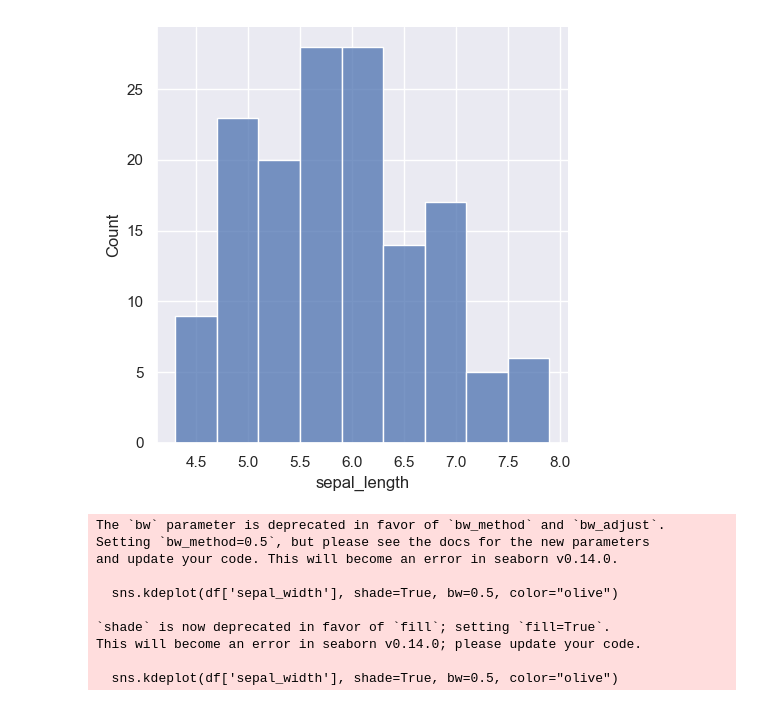
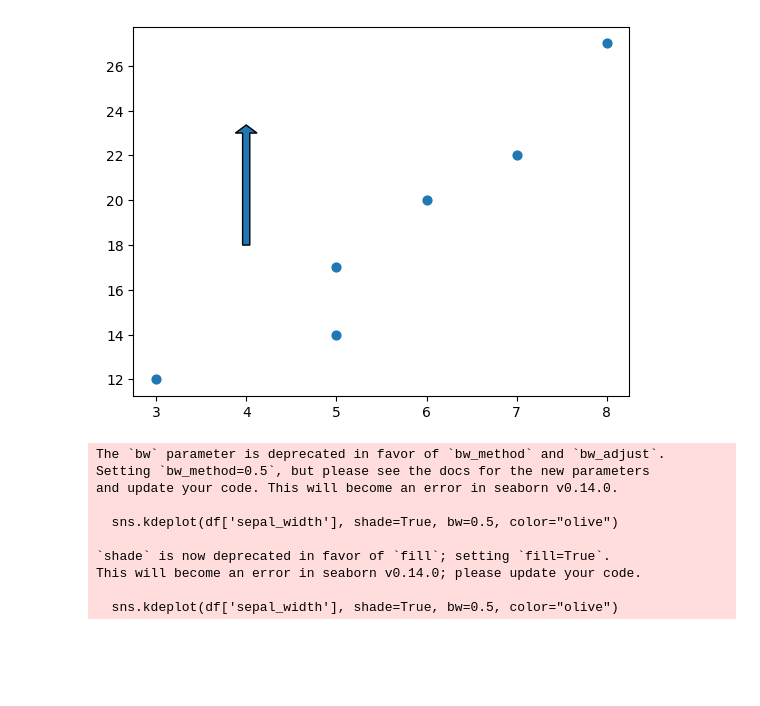
Before and after one commit to JosephBARBIERDARNAL/Sandbox, a Jupyter notebook: python-graph-gallery.ipynb, the cells around one changed output. Drawn from its saved outputs; the diff is of its cells as text; code cells hidden in the pictures; blank space fills up the shorter version.

```diff
--- a/python-graph-gallery.ipynb
+++ b/python-graph-gallery.ipynb
@@ -1,25 +1,20 @@
-# %%
-# ISSUE 157 Change distplot() function with displot()
-
-import seaborn as sns
-import matplotlib.pyplot as plt
-df = sns.load_dataset('iris')
-#sns.displot( data=df["sepal_length"], kde=True )
-#sns.distplot( a=df["sepal_length"], hist=True, kde=False, rug=False )
-#plt.show()
-
-import seaborn as sns
-import matplotlib.pyplot as plt
-# set a grey background (use sns.set_theme() if seaborn version 0.11.0 or above)
-sns.set_theme(style="darkgrid")
-df = sns.load_dataset("iris")
-
-sns.displot(df["sepal_length"])
-# in the next version of the distplot function, one would have to write:
-# sns.distplot(data=df, x="sepal_length", kind='hist') # note that 'kind' is 'hist' by default
-plt.show()
-# %% [output]
-[figure, removed]
+# %%
+import matplotlib.pyplot as plt
+
+#define two arrays for plotting
+A = [3, 5, 5, 6, 7, 8]
+B = [12, 14, 17, 20, 22, 27]
+
+#create scatterplot, specifying marker size to be 40
+plt.scatter(A, B, s=40)
+
+#add arrow to plot
+plt.arrow(x=4, y=18, dx=0, dy=5, width=.08)
+
+#display plot
+plt.show()
+# %% [output]
+[figure, added]
 # %%
 # ISSUE 146
 import seaborn as sns
```
